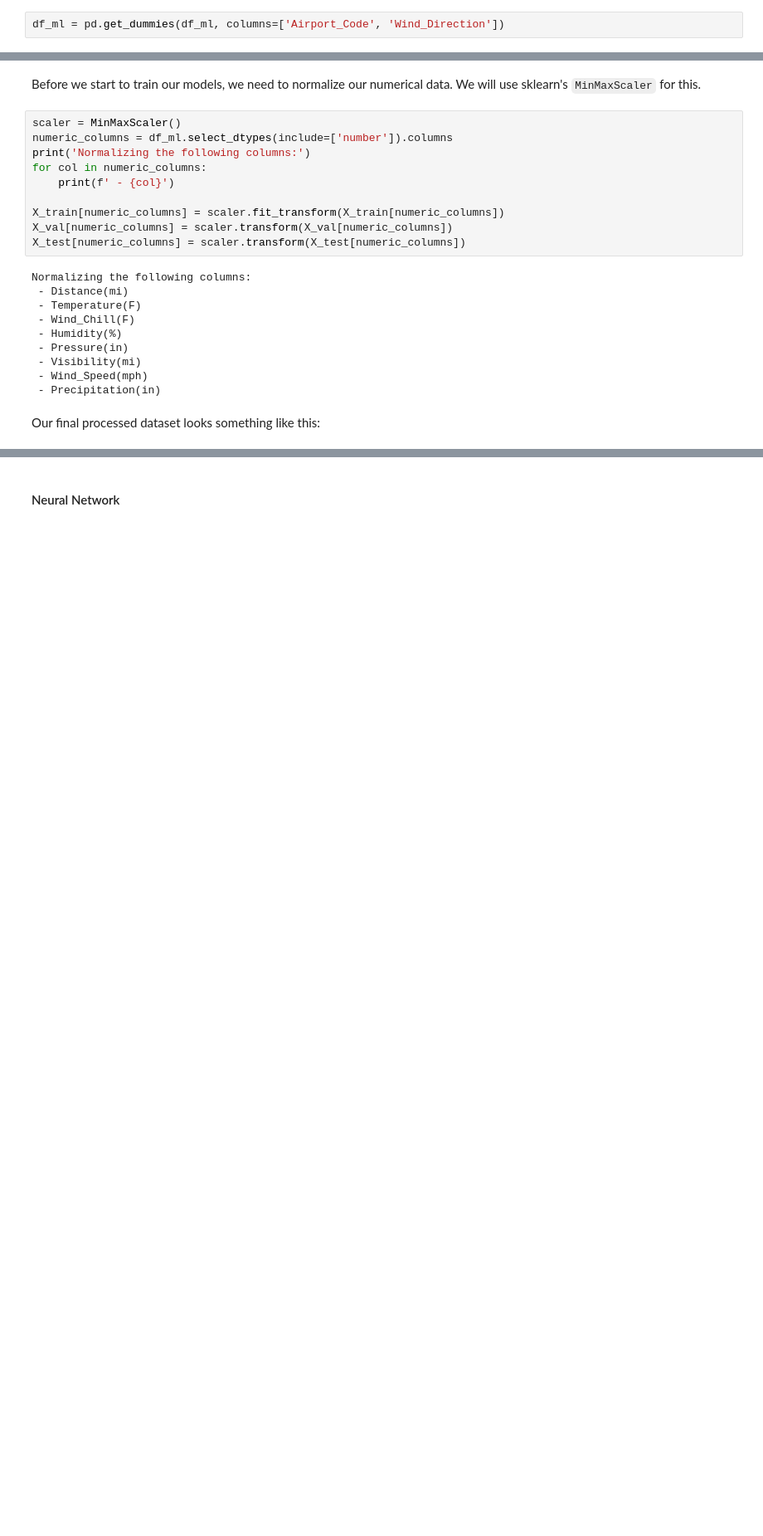
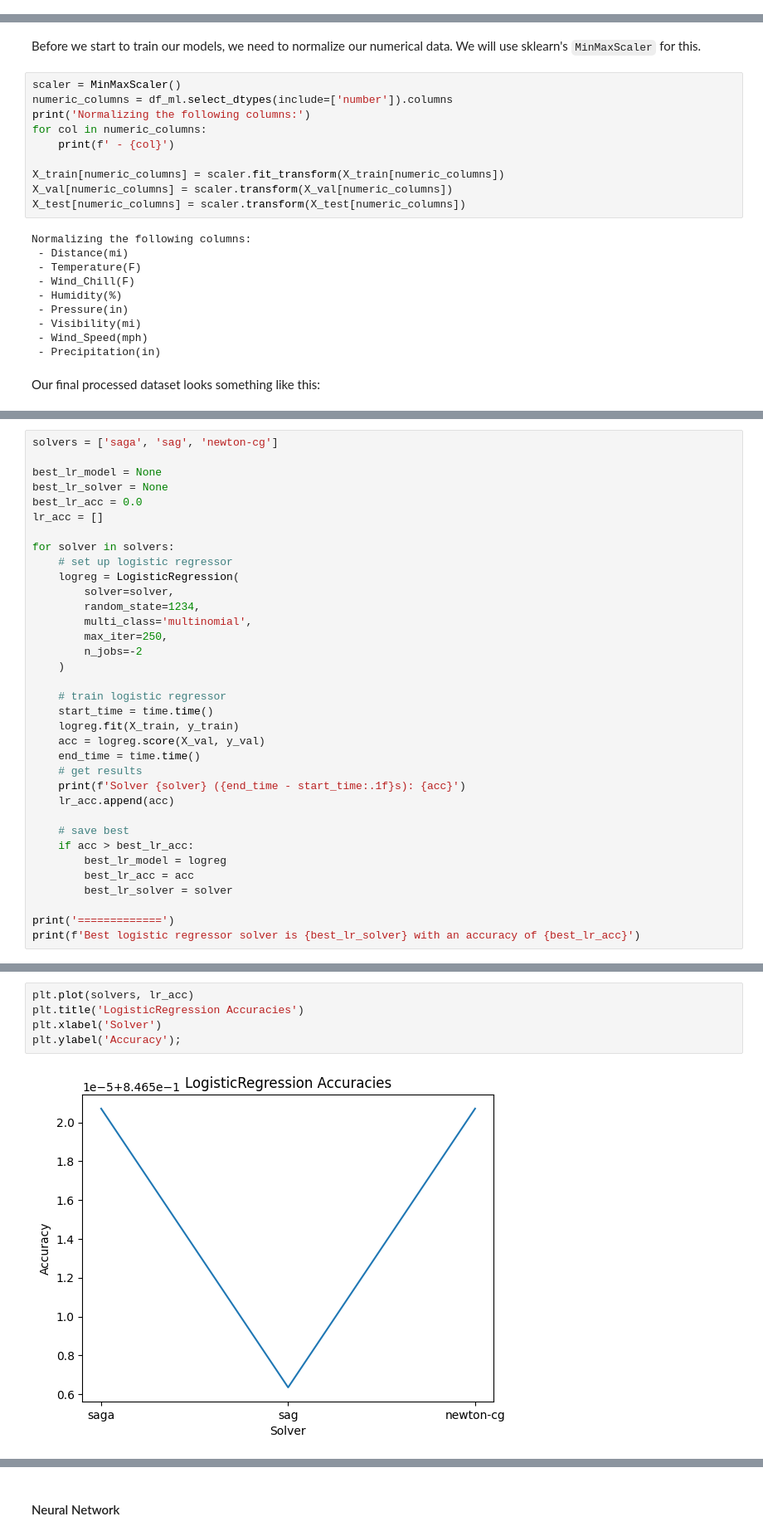
Before and after one commit to tikkikkit21/TrafficAccidentPrediction, a Jupyter notebook: machine_learning2.ipynb, the cells around one changed output, grey strips where cells are left out. Shown at 83% size. Drawn from its saved outputs; the diff is of its cells as text; blank space fills up the shorter version.

Commit message:
Finish ML models

```diff
--- a/machine_learning2.ipynb
+++ b/machine_learning2.ipynb
@@ -42,5 +44,3 @@ Next, we need to one-hot encode the remaining categorical values.
-# %%
-df_ml = pd.get_dummies(df_ml, columns=['Airport_Code', 'Wind_Direction'])
 # %% [markdown]
 We also need to drop records containing missing values. We've imputed what we can
 during the dataset processing, we now we just drop the remaining ones.
@@ -137,0 +110,35 @@ model.score(X_val, y_val)
+# %%
+solvers = ['saga', 'sag', 'newton-cg']
+
+best_lr_model = None
+best_lr_solver = None
+best_lr_acc = 0.0
+lr_acc = []
+
+for solver in solvers:
+    # set up logistic regressor
+    logreg = LogisticRegression(
+        solver=solver,
+        random_state=1234,
+        multi_class='multinomial',
+        max_iter=250,
+        n_jobs=-2
+    )
+
+    # train logistic regressor
+    start_time = time.time()
+    logreg.fit(X_train, y_train)
+    acc = logreg.score(X_val, y_val)
+    end_time = time.time()
+    # get results
+    print(f'Solver {solver} ({end_time - start_time:.1f}s): {acc}')
+    lr_acc.append(acc)
+
+    # save best
+    if acc > best_lr_acc:
+        best_lr_model = logreg
+        best_lr_acc = acc
+        best_lr_solver = solver
+
+print('=============')
+print(f'Best logistic regressor solver is {best_lr_solver} with an accuracy of {best_lr_acc}')
@@ -138 +151,8 @@ model.score(X_val, y_val)
+# %%
+plt.plot(solvers, lr_acc)
+plt.title('LogisticRegression Accuracies')
+plt.xlabel('Solver')
+plt.ylabel('Accuracy');
+# %% [output]
+[figure, added]
 # %% [markdown]
```
Also changed, not shown: parts of 34 cells of this notebook.
